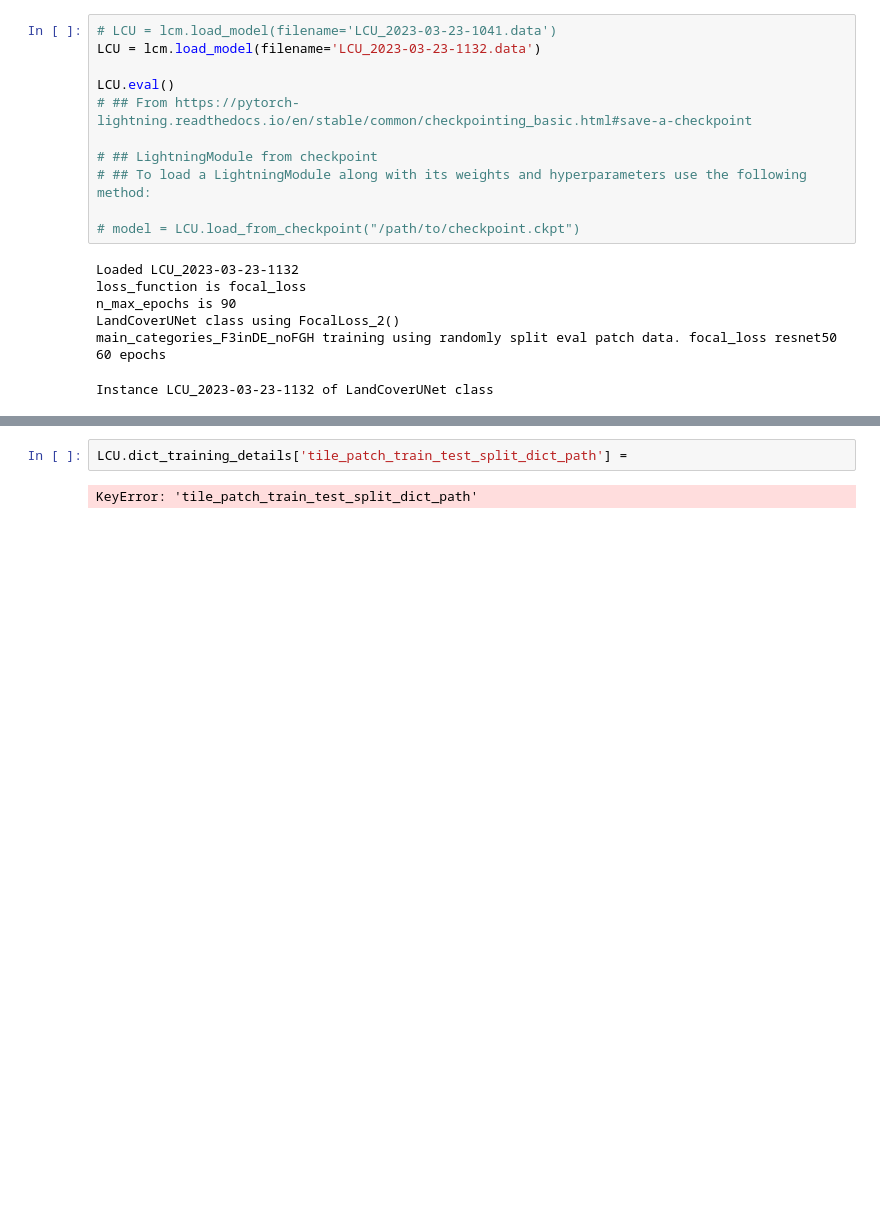
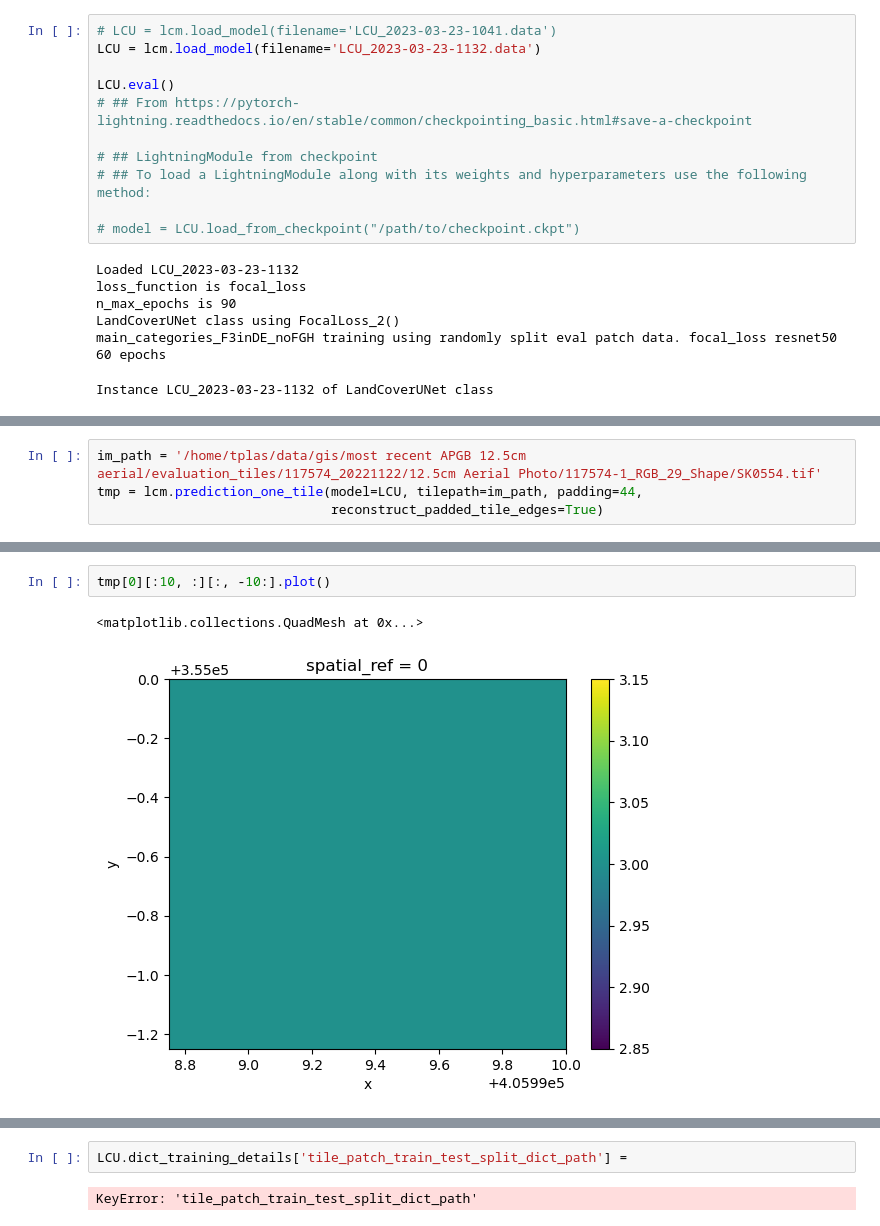
Before and after one commit to pdnpa/cnn-land-cover, a Jupyter notebook: notebooks/Evaluate trained network.ipynb, the cells around one changed output, grey strips where cells are left out. Cells and saved outputs as stored; diff of their text form; blank space fills up the shorter version.

Commit message:
Get rid of no-class edge around each tile

```diff
--- a/notebooks/Evaluate trained network.ipynb
+++ b/notebooks/Evaluate trained network.ipynb
@@ -95,0 +100,4 @@ Instance LCU_2023-03-23-1132 of LandCoverUNet class
+# %%
+im_path = '/home/tplas/data/gis/most recent APGB 12.5cm aerial/evaluation_tiles/117574_20221122/12.5cm Aerial Photo/117574-1_RGB_29_Shape/SK0554.tif'
+tmp = lcm.prediction_one_tile(model=LCU, tilepath=im_path, padding=44,
+                              reconstruct_padded_tile_edges=True)
@@ -95,0 +113,5 @@ Instance LCU_2023-03-23-1132 of LandCoverUNet class
+# %%
+tmp[0][:10, :][:, -10:].plot()
+# %% [output]
+<matplotlib.collections.QuadMesh at 0x...>
+[figure, added]
```
Also changed, not shown: parts of 5 cells of this notebook, 1 other file.
